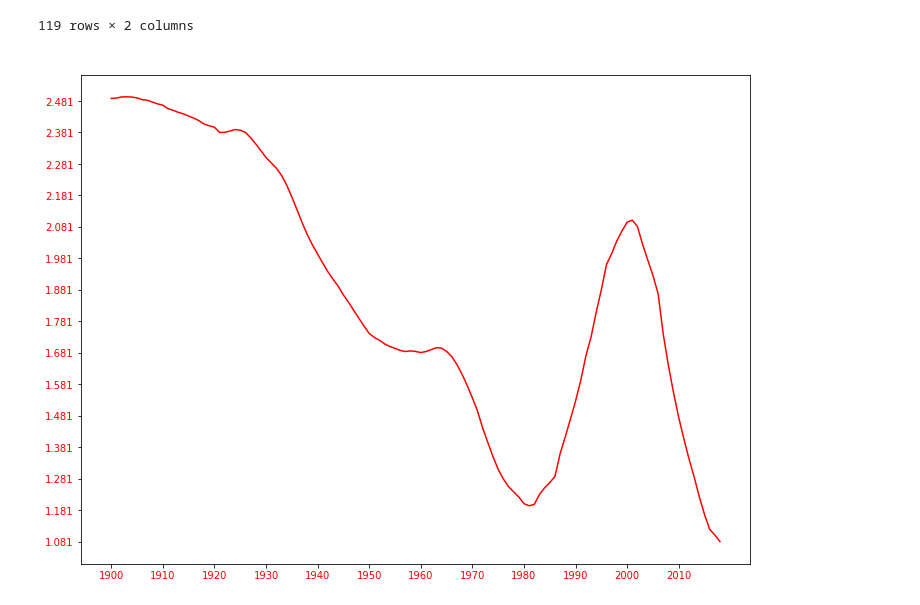
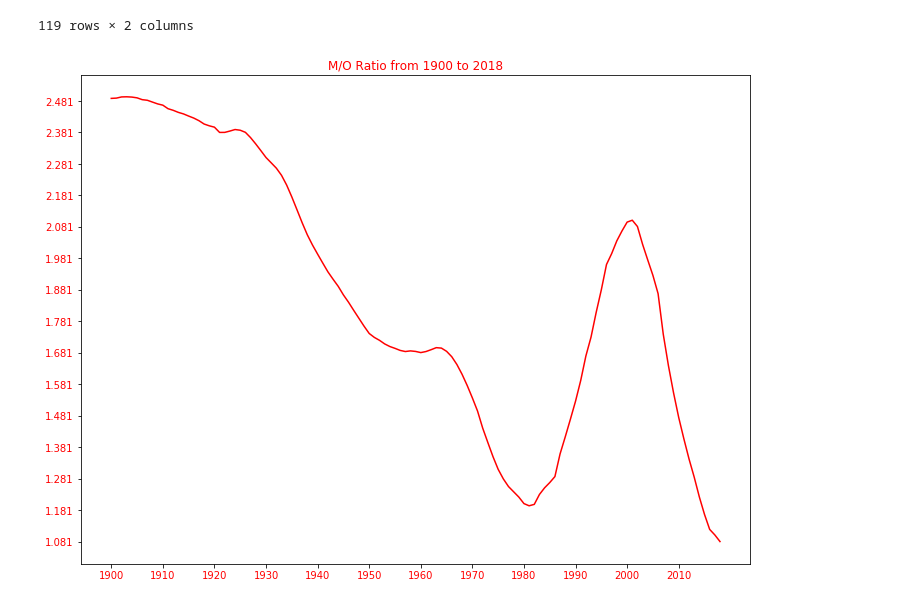
Before and after one commit to BruceKoh/Population-Growth-And-Market, a Jupyter notebook: MO/Getting Population Data.ipynb, the cells around one changed output. Saved outputs shown, nothing was run; the diff lists cells and outputs as text; code cells hidden in the pictures.

Commit message:
Change directory and title to red

```diff
--- a/MO/Getting Population Data.ipynb
+++ b/MO/Getting Population Data.ipynb
@@ -170,17 +170,17 @@ dfMOT
 # %%
 c = np.array(dfMOT['Year'])
 c = c.astype(int)
 d = np.array(dfMOT['M/O Ratio'])
 d = d.astype(float)
 plt.figure(figsize=(12,9))
 plt.yticks(np.arange(min(d), max(d) + 0.1, 0.1))
 plt.xticks(np.arange(min(c), max(c) + 1, 10))
-plt.title("M/O Ratio from 1900 to 2018",color='w')
+plt.title("M/O Ratio from 1900 to 2018",color='r')
 
 [i.set_color("red") for i in plt.gca().get_xticklabels()]
 [i.set_color("red") for i in plt.gca().get_yticklabels()]
 plt.plot(c,d,'r')
-plt.savefig('MO.png')
+plt.savefig('E:\Programming\Python\MJ\Projects\Population growth and markets\Population-growth-and-market\MO\MO.png')
 plt.show()
 # %% [output]
-[figure, old version]
+[figure, new version]
```
